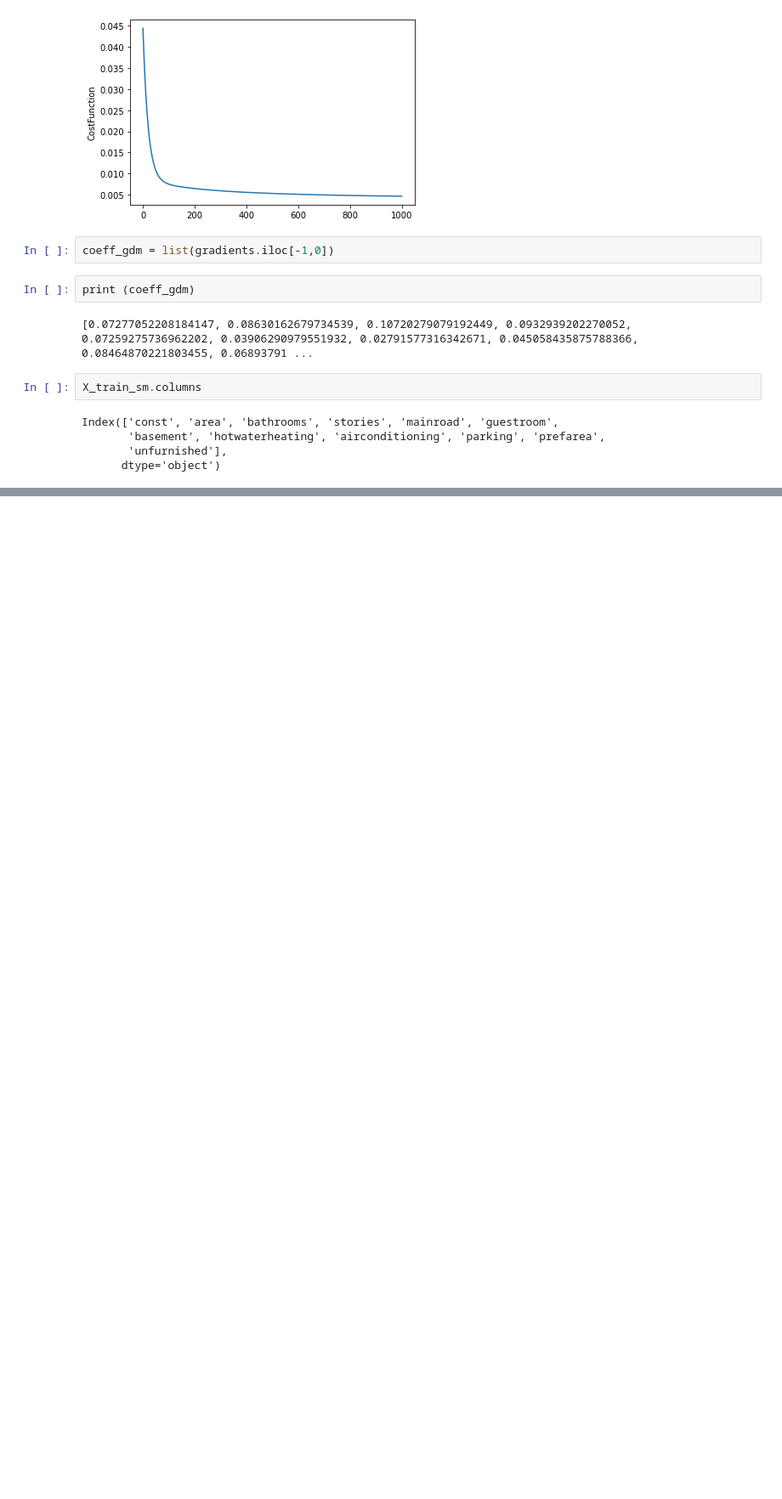
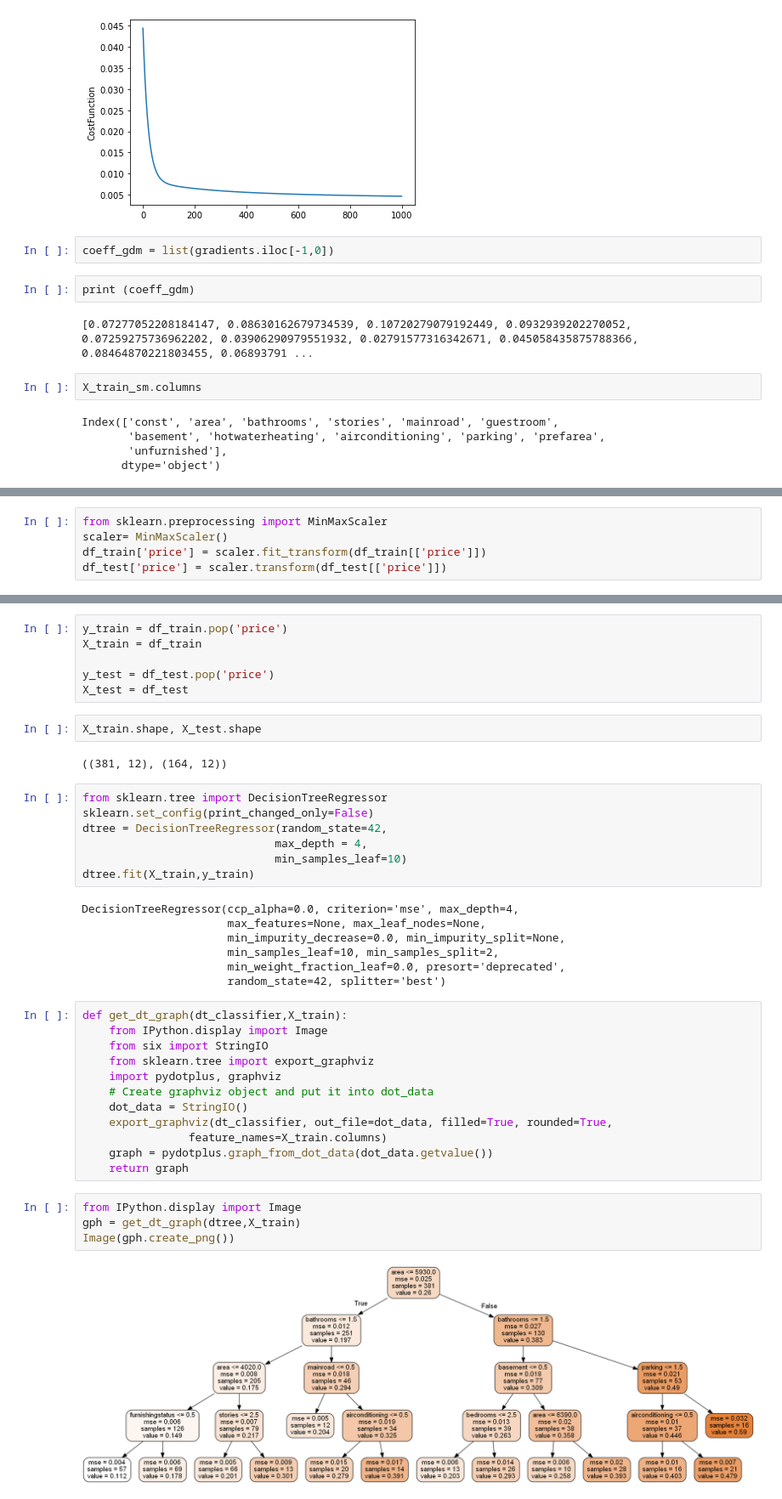
Before and after one commit to dave-ai-ml/ML-Prediction-of-housing-prices, a Jupyter notebook: Housing_Price_Prediction.ipynb, the cells around one changed output, grey strips where cells are left out. Shown: that part at 85% size. Drawn from its saved outputs; the diff is of its cells as text; blank space fills up the shorter version.

```diff
--- a/Housing_Price_Prediction.ipynb
+++ b/Housing_Price_Prediction.ipynb
@@ -944,0 +1013,5 @@ Index(['const', 'area', 'bathrooms', 'stories', 'mainroad', 'guestroom',
+# %%
+from sklearn.preprocessing import MinMaxScaler
+scaler= MinMaxScaler()
+df_train['price'] = scaler.fit_transform(df_train[['price']])
+df_test['price'] = scaler.transform(df_test[['price']])
@@ -944,0 +1042,42 @@ Index(['const', 'area', 'bathrooms', 'stories', 'mainroad', 'guestroom',
+# %%
+y_train = df_train.pop('price')
+X_train = df_train
+
+y_test = df_test.pop('price')
+X_test = df_test
+# %%
+X_train.shape, X_test.shape
+# %% [output]
+((381, 12), (164, 12))
+# %%
+from sklearn.tree import DecisionTreeRegressor
+sklearn.set_config(print_changed_only=False)
+dtree = DecisionTreeRegressor(random_state=42,
+                             max_depth = 4,
+                             min_samples_leaf=10)
+dtree.fit(X_train,y_train)
+# %% [output]
+DecisionTreeRegressor(ccp_alpha=0.0, criterion='mse', max_depth=4,
+                      max_features=None, max_leaf_nodes=None,
+                      min_impurity_decrease=0.0, min_impurity_split=None,
+                      min_samples_leaf=10, min_samples_split=2,
+                      min_weight_fraction_leaf=0.0, presort='deprecated',
+                      random_state=42, splitter='best')
+# %%
+def get_dt_graph(dt_classifier,X_train):
+    from IPython.display import Image
+    from six import StringIO
+    from sklearn.tree import export_graphviz
+    import pydotplus, graphviz
+    # Create graphviz object and put it into dot_data
+    dot_data = StringIO()
+    export_graphviz(dt_classifier, out_file=dot_data, filled=True, rounded=True,
+                feature_names=X_train.columns)
+    graph = pydotplus.graph_from_dot_data(dot_data.getvalue())
+    return graph
+# %%
+from IPython.display import Image
+gph = get_dt_graph(dtree,X_train)
+Image(gph.create_png())
+# %% [output]
+[figure, added]
```
Also changed, not shown: parts of 25 cells of this notebook.
